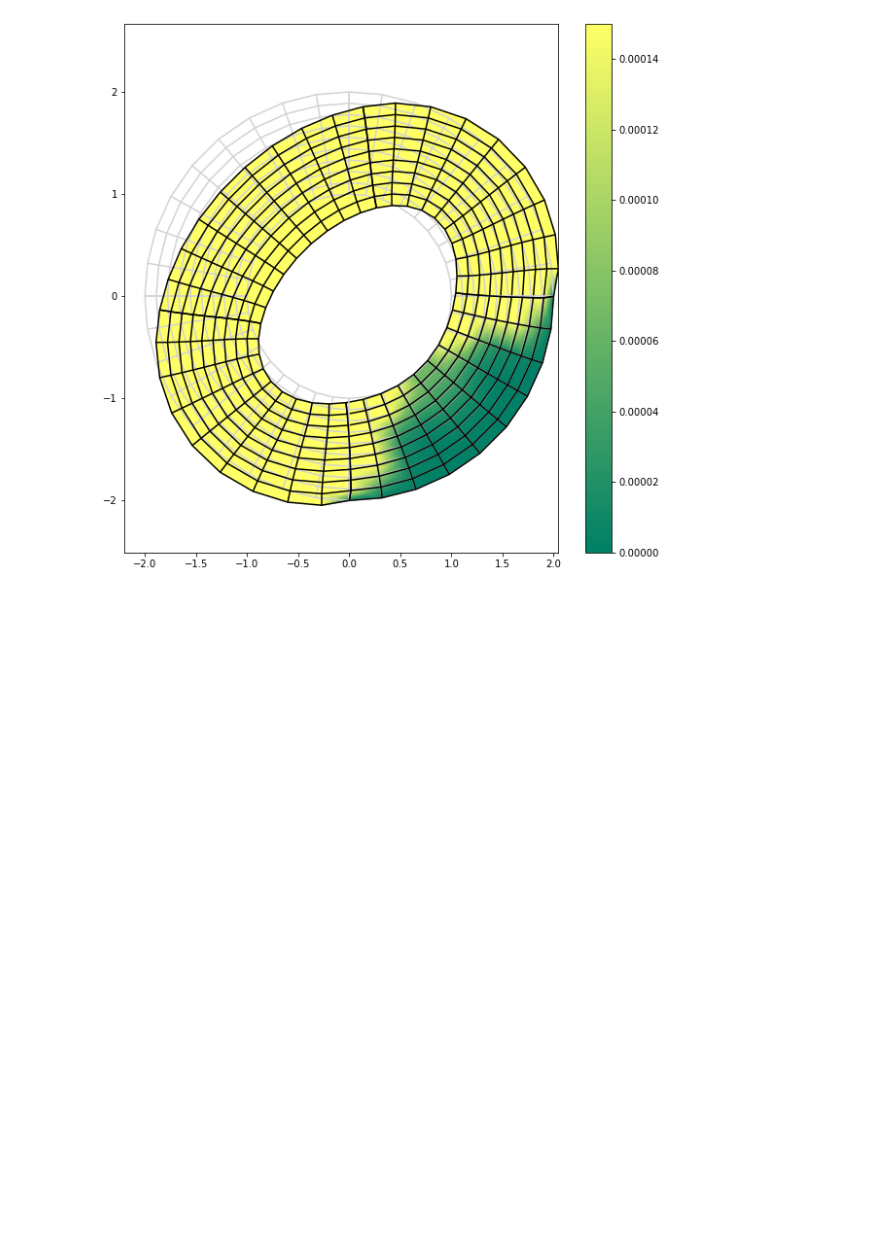
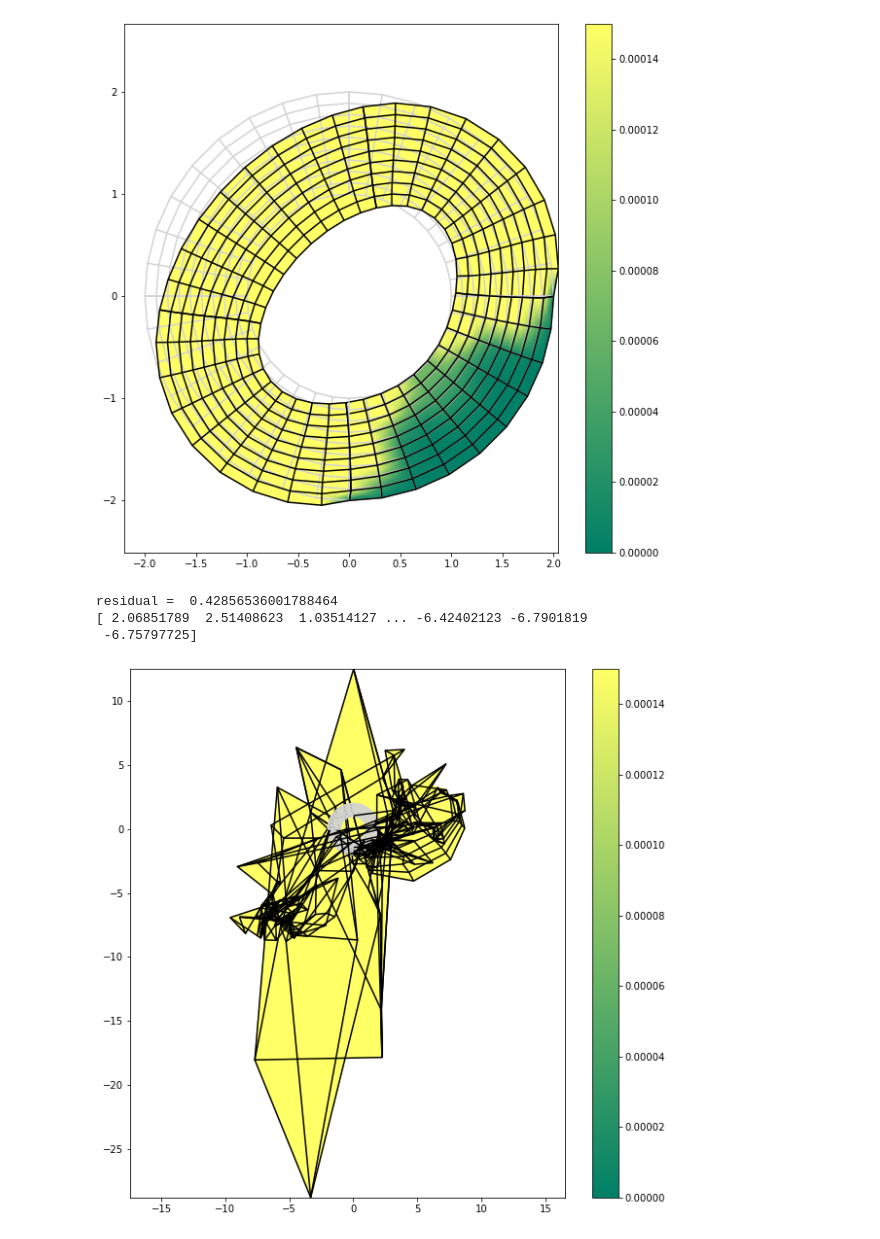
Before and after one commit to mh-0456/pyiga, a Jupyter notebook: notebooks/nonlinear_try1.ipynb, the cells around one changed output. Saved outputs shown, nothing was run; the diff lists cells and outputs as text; code cells hidden in the pictures; blank space fills up the shorter version.

```diff
--- a/notebooks/nonlinear_try1.ipynb
+++ b/notebooks/nonlinear_try1.ipynb
@@ -277,6 +271,34 @@ print(lv)
 get_defplot(u, patches_u, kvs_u)
 # %% [output]
 [figure]
+# %%
+# solve linearized system
+
+A, b= ass_nonlinsystem(u)
+#b+=lv # update b: new rhs + old rhs
+r= np.linalg.norm(A.dot(u) - b) # compute residuum
+print('residual = ', r)
+#b-= A.dot(u)
+
+LS = assemble.RestrictedLinearSystem(A, b, bc) # solve linearized system
+u_d= solvers.make_solver(LS.A).dot(LS.b)
+
+#lv = LS.complete(LS.b)
+
+u_d = LS.complete(u_d)
+u += u_d
+print(u)
+
+normed_du0= np.linalg.norm(u_d)/np.sqrt(len(u_d))
+# %% [output]
+residual =  0.42856536001788464
+[ 2.06851789  2.51408623  1.03514127 ... -6.42402123 -6.7901819
+ -6.75797725]
+# %%
+# print deformation plot
+get_defplot(u, patches_u, kvs_u)
+# %% [output]
+[figure, added]
 # %%
 # solve linearized variational problem
 epsilon= 1e-2
```
Also changed, not shown: parts of 5 cells of this notebook, 1 other file.
